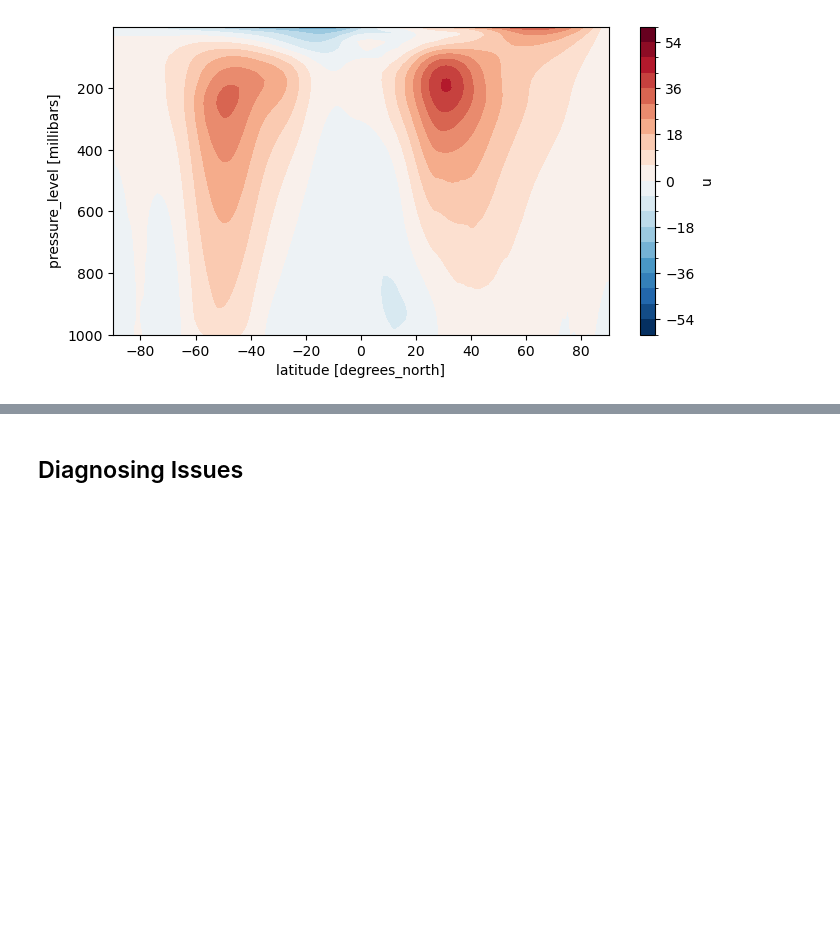
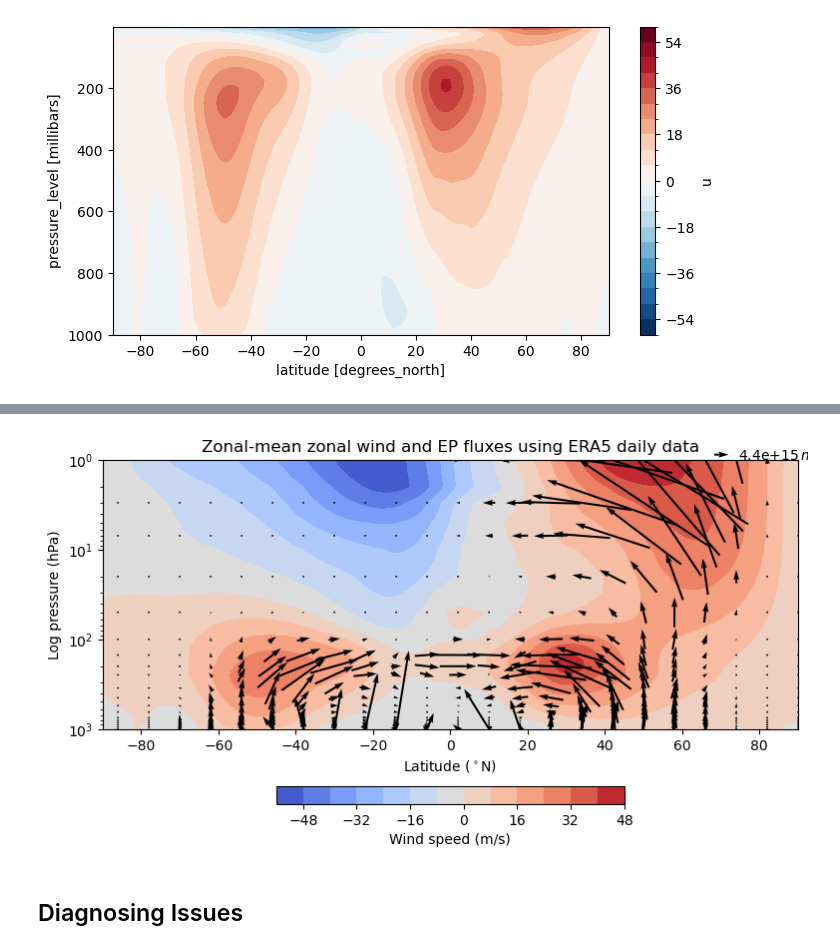
Before and after one commit to Caturrell/eddy_feedback, a Jupyter notebook: EPflux/era5_data.ipynb, the cells around one changed output, grey strips where cells are left out. Saved outputs shown, nothing was run; the diff lists cells and outputs as text; code cells hidden in the pictures; blank space fills up the shorter version.

```diff
--- a/EPflux/era5_data.ipynb
+++ b/EPflux/era5_data.ipynb
@@ -26,10 +47,3 @@ import glob
 # %%
-ds = xr.open_dataset('/gws/nopw/j04/arctic_connect/cturrell/era5_data/era5daily_uvt.nc', parallel=True)
-ds
+ds = xr.open_mfdataset('/gws/nopw/j04/arctic_connect/cturrell/era5_data/era5daily_djf_epfluxes.nc',
+                       parallel=True, chunks={'time': 31})
-# %%
-import datetime as dt
-
-ds = ds.sel(time=ds.time.dt.month.isin([12,1,2]))
-ds
-
-# ds.to_netcdf('/gws/nopw/j04/arctic_connect/cturrell/era5_data/era5daily_djf_uvt.nc')
@@ -107,7 +57,0 @@ ep1, ep2, div1, div2 = aos.ComputeEPfluxDivXr(ds.u, ds.v, ds.t,
-# %%
-ds['ep1'] = (ep1.dims, ep1.values)
-ds['ep2'] = (ep2.dims, ep2.values)
-ds['div1'] = (div1.dims, div1.values)
-ds['div2'] = (div2.dims, div2.values)
-ds['ubar'] = (ubar.dims, ubar.values)
-ds
@@ -176,32 +58,34 @@ Attributes: (0)
 # %%
 # skip variables
 skip_lat = 8
 skip_pres = 2
 
 skip = dict( latitude=slice(None, None, skip_lat), level=slice(None, None, skip_pres) )
 
 # set variables
-lat = ds3.latitude.isel(dict(latitude=slice(None, None, skip_lat)))
-p = ds3.level.isel(dict(level=slice(None, None, skip_pres)))
-Fphi = ds3.ep1.mean(('time')).isel(skip)
-Fp = ds3.ep2.mean(('time')).isel(skip)
+lat = ds.latitude.isel(dict(latitude=slice(None, None, skip_lat)))
+p = ds.level.isel(dict(level=slice(None, None, skip_pres)))
+Fphi = ds.ep1.mean(('time')).isel(skip)
+Fp = ds.ep2.mean(('time')).isel(skip)
 
 fig, ax = plt.subplots(figsize=(9,5))
 
 coolwarm = sns.color_palette("coolwarm", as_cmap=True)
 RB = sns.color_palette('RdBu_r', as_cmap=True)
 
-plt.contourf(ds3.latitude.values, ds3.level.values, ubar3,
+plt.contourf(ds.latitude.values, ds.level.values, ubar,
               cmap=coolwarm, levels=15)
 plt.colorbar(location='bottom', orientation='horizontal', shrink=0.5,
              label='Wind speed (m/s)')
 
 aos.PlotEPfluxArrows(lat, p, Fphi, Fp,
                      fig, ax, pivot='mid', yscale='log')
 plt.title('Zonal-mean zonal wind and EP fluxes using ERA5 daily data')
 plt.xlabel('Latitude ($^\\circ$N)')
 plt.ylabel('Log pressure (hPa)')
 plt.show()
+# %% [output]
+[figure, added]
 # %%
 rename = {'latitude': 'lat', 'longitude':'lon'}
 ds
```
Also changed, not shown: parts of 5 cells of this notebook, 4 other files.
